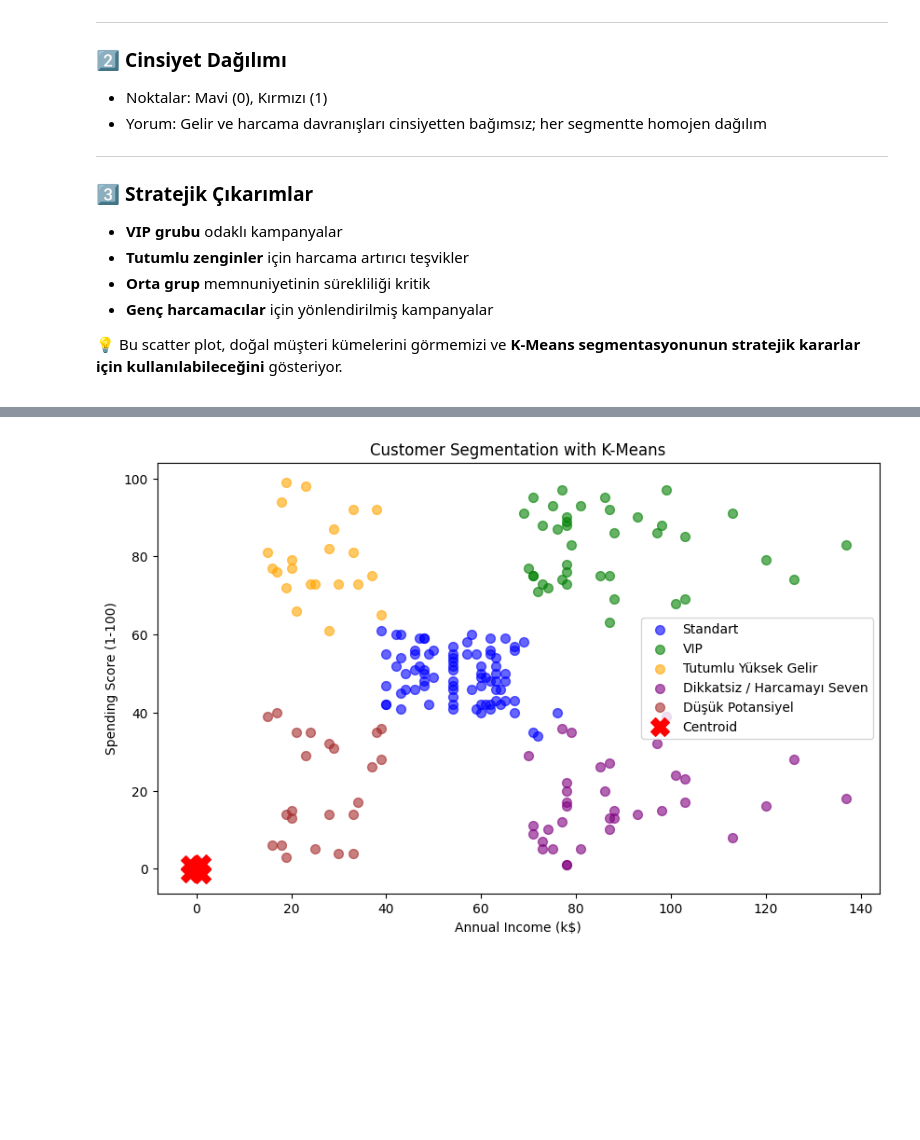
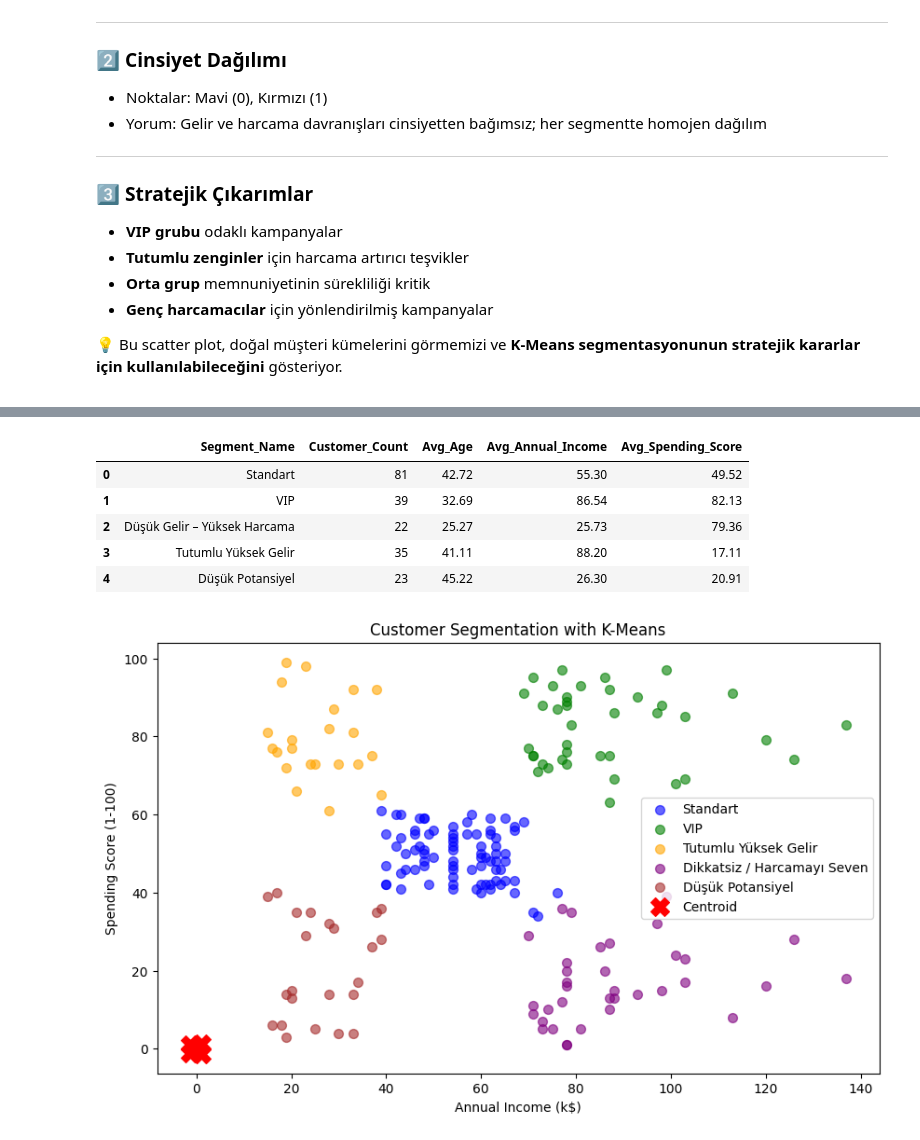
Before and after one commit to hafizecim/Mall-Customer-Segmentation-with-K-Means, a Jupyter notebook: mall_customer_segmentation.ipynb, the cells around one changed output, grey strips where cells are left out. Cells and saved outputs as stored; diff of their text form; code cells hidden in the pictures; folded sections open; blank space fills up the shorter version.

Commit message:
Kaggle Notebook | mall_customer_segmentation.ipynb | Segmentler

```diff
--- a/mall_customer_segmentation.ipynb
+++ b/mall_customer_segmentation.ipynb
@@ -638,3 +641,43 @@ Bu scatter plot, müşterilerin **Yıllık Gelir (k$)** ve **Harcama Skoru (1-10
+# %%
+# Segment profilleri tablosu oluşturma
+
+segment_profile = df.groupby('Cluster').agg(
+    Customer_Count=('Cluster', 'count'),
+    Avg_Age=('Age', 'mean'),
+    Avg_Annual_Income=('Annual Income (k$)', 'mean'),
+    Avg_Spending_Score=('Spending Score (1-100)', 'mean')
+).reset_index()
+
+# Segment isimlerini ekleyelim
+segment_profile['Segment_Name'] = segment_profile['Cluster'].map({
+    0: "Standart",
+    1: "VIP",
+    2: "Düşük Gelir – Yüksek Harcama",
+    3: "Tutumlu Yüksek Gelir",
+    4: "Düşük Potansiyel"
+})
+
+# Daha okunaklı hale getirelim
+segment_profile = segment_profile[[
+    'Segment_Name',
+    'Customer_Count',
+    'Avg_Age',
+    'Avg_Annual_Income',
+    'Avg_Spending_Score'
+]]
+
+# Ondalıkları yuvarlayalım
+segment_profile[['Avg_Age', 'Avg_Annual_Income', 'Avg_Spending_Score']] = \
+segment_profile[['Avg_Age', 'Avg_Annual_Income', 'Avg_Spending_Score']].round(2)
+
+segment_profile
+# %% [output]
+|  | Segment_Name | Customer_Count | Avg_Age | Avg_Annual_Income | Avg_Spending_Score |
+| 0 | Standart | 81 | 42.72 | 55.30 | 49.52 |
+| 1 | VIP | 39 | 32.69 | 86.54 | 82.13 |
+| 2 | Düşük Gelir – Yüksek Harcama | 22 | 25.27 | 25.73 | 79.36 |
+| 3 | Tutumlu Yüksek Gelir | 35 | 41.11 | 88.20 | 17.11 |
+| 4 | Düşük Potansiyel | 23 | 45.22 | 26.30 | 20.91 |
 # %%
 import matplotlib.pyplot as plt
 
```
Also changed, not shown: parts of 1 cell of this notebook.
